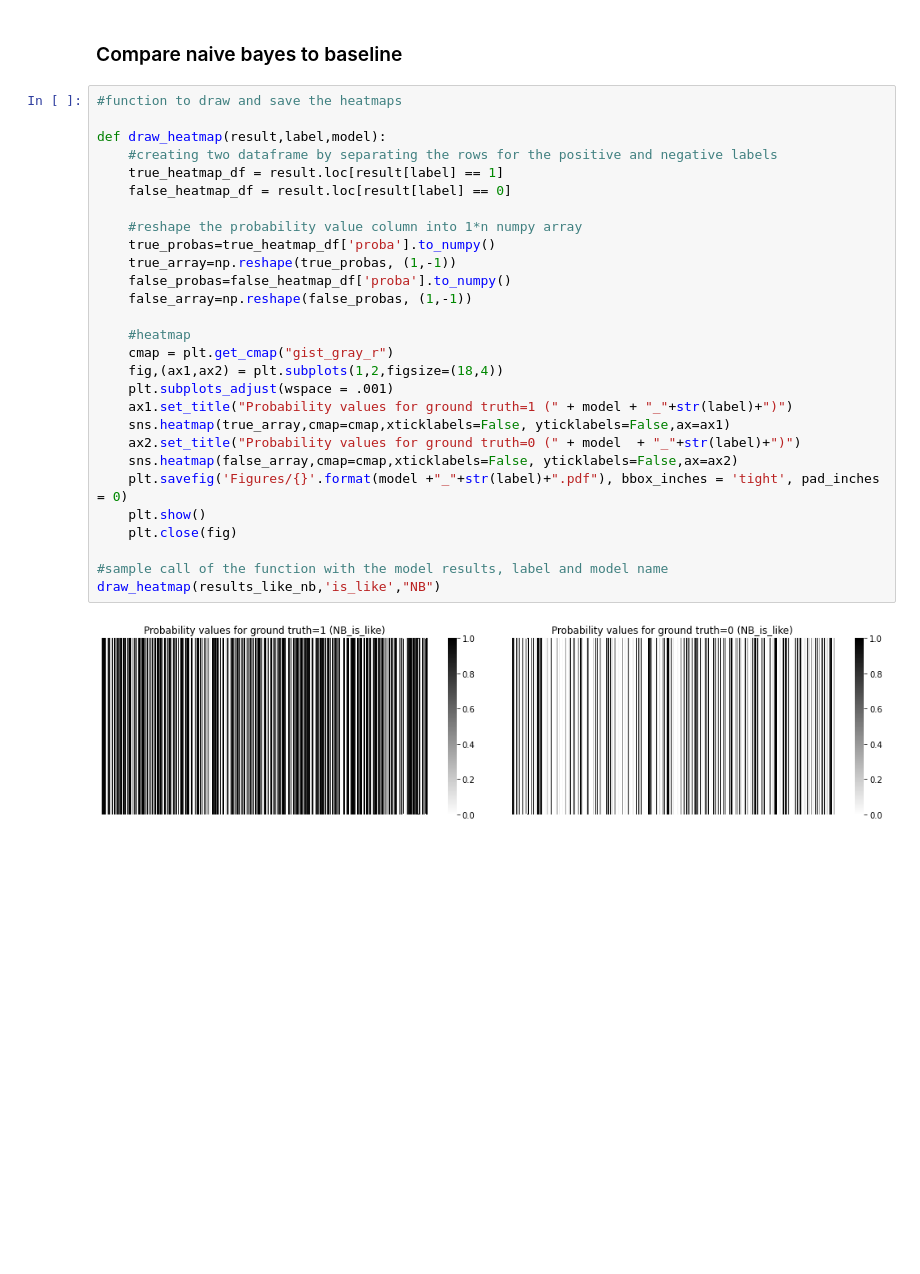
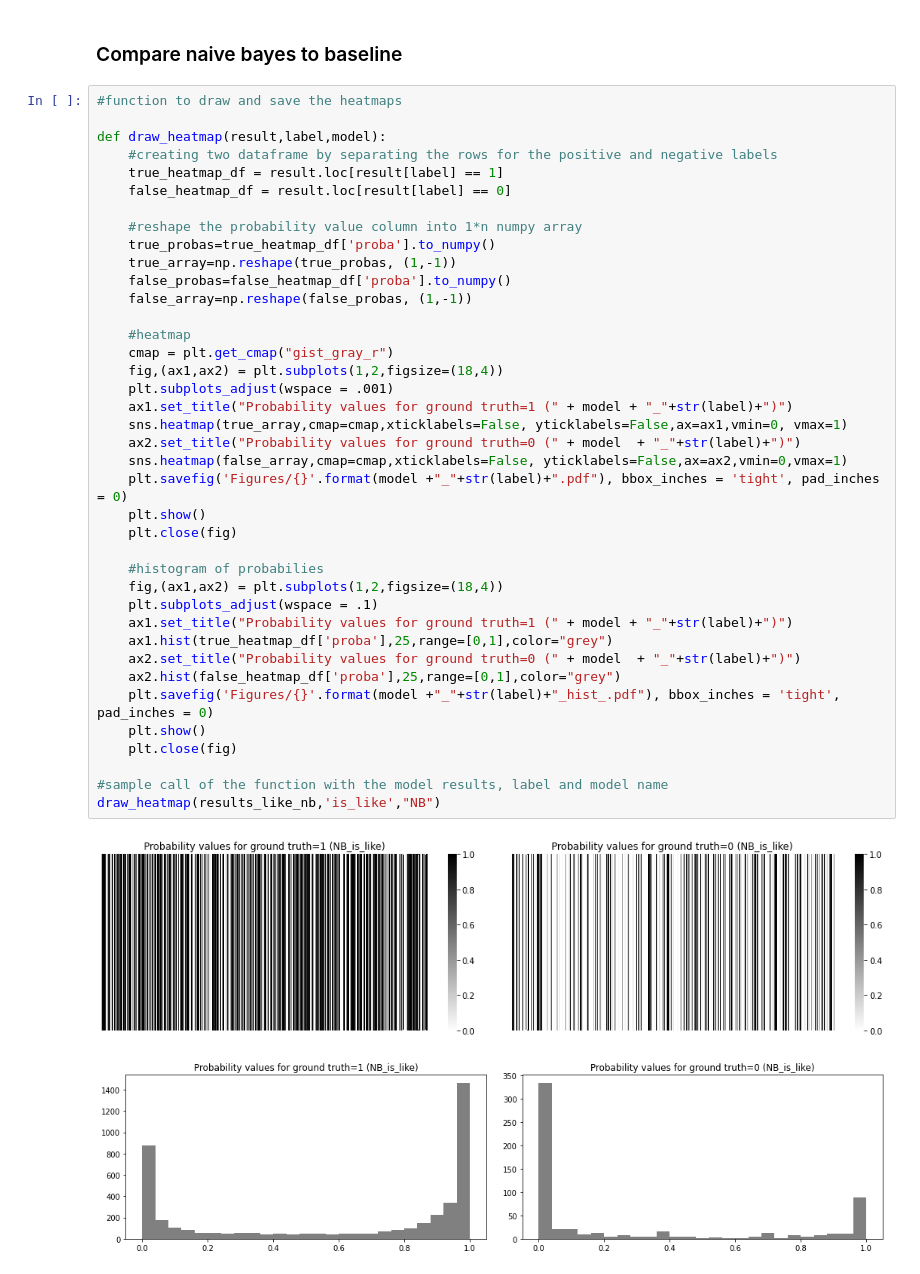
Before and after one commit to omgwenxx/recsys20, a Jupyter notebook: code/process.ipynb, the cells around one changed output. Saved outputs shown, nothing was run; the diff lists cells and outputs as text; blank space fills up the shorter version.

```diff
--- a/code/process.ipynb
+++ b/code/process.ipynb
@@ -1673,33 +1673,45 @@ log-loss: -27.7394 | PR AUC: 0.0063
 # %%
 #function to draw and save the heatmaps
 
 def draw_heatmap(result,label,model):
     #creating two dataframe by separating the rows for the positive and negative labels
     true_heatmap_df = result.loc[result[label] == 1]
     false_heatmap_df = result.loc[result[label] == 0]
 
     #reshape the probability value column into 1*n numpy array
     true_probas=true_heatmap_df['proba'].to_numpy()
     true_array=np.reshape(true_probas, (1,-1))
     false_probas=false_heatmap_df['proba'].to_numpy()
     false_array=np.reshape(false_probas, (1,-1))
 
     #heatmap
     cmap = plt.get_cmap("gist_gray_r")
     fig,(ax1,ax2) = plt.subplots(1,2,figsize=(18,4))
     plt.subplots_adjust(wspace = .001)
     ax1.set_title("Probability values for ground truth=1 (" + model + "_"+str(label)+")")
-    sns.heatmap(true_array,cmap=cmap,xticklabels=False, yticklabels=False,ax=ax1)
+    sns.heatmap(true_array,cmap=cmap,xticklabels=False, yticklabels=False,ax=ax1,vmin=0, vmax=1)
     ax2.set_title("Probability values for ground truth=0 (" + model  + "_"+str(label)+")")
-    sns.heatmap(false_array,cmap=cmap,xticklabels=False, yticklabels=False,ax=ax2)
+    sns.heatmap(false_array,cmap=cmap,xticklabels=False, yticklabels=False,ax=ax2,vmin=0,vmax=1)
     plt.savefig('Figures/{}'.format(model +"_"+str(label)+".pdf"), bbox_inches = 'tight', pad_inches = 0)
+    plt.show()
+    plt.close(fig)
+
+    #histogram of probabilies
+    fig,(ax1,ax2) = plt.subplots(1,2,figsize=(18,4))
+    plt.subplots_adjust(wspace = .1)
+    ax1.set_title("Probability values for ground truth=1 (" + model + "_"+str(label)+")")
+    ax1.hist(true_heatmap_df['proba'],25,range=[0,1],color="grey")
+    ax2.set_title("Probability values for ground truth=0 (" + model  + "_"+str(label)+")")
+    ax2.hist(false_heatmap_df['proba'],25,range=[0,1],color="grey")
+    plt.savefig('Figures/{}'.format(model +"_"+str(label)+"_hist_.pdf"), bbox_inches = 'tight', pad_inches = 0)
     plt.show()
     plt.close(fig)
 
 #sample call of the function with the model results, label and model name
 draw_heatmap(results_like_nb,'is_like',"NB")
 # %% [output]
 [figure]
+[figure, added]
 # %%
 from sklearn.metrics import confusion_matrix
 
```
Also changed, not shown: parts of 10 cells of this notebook, 36 other files.
